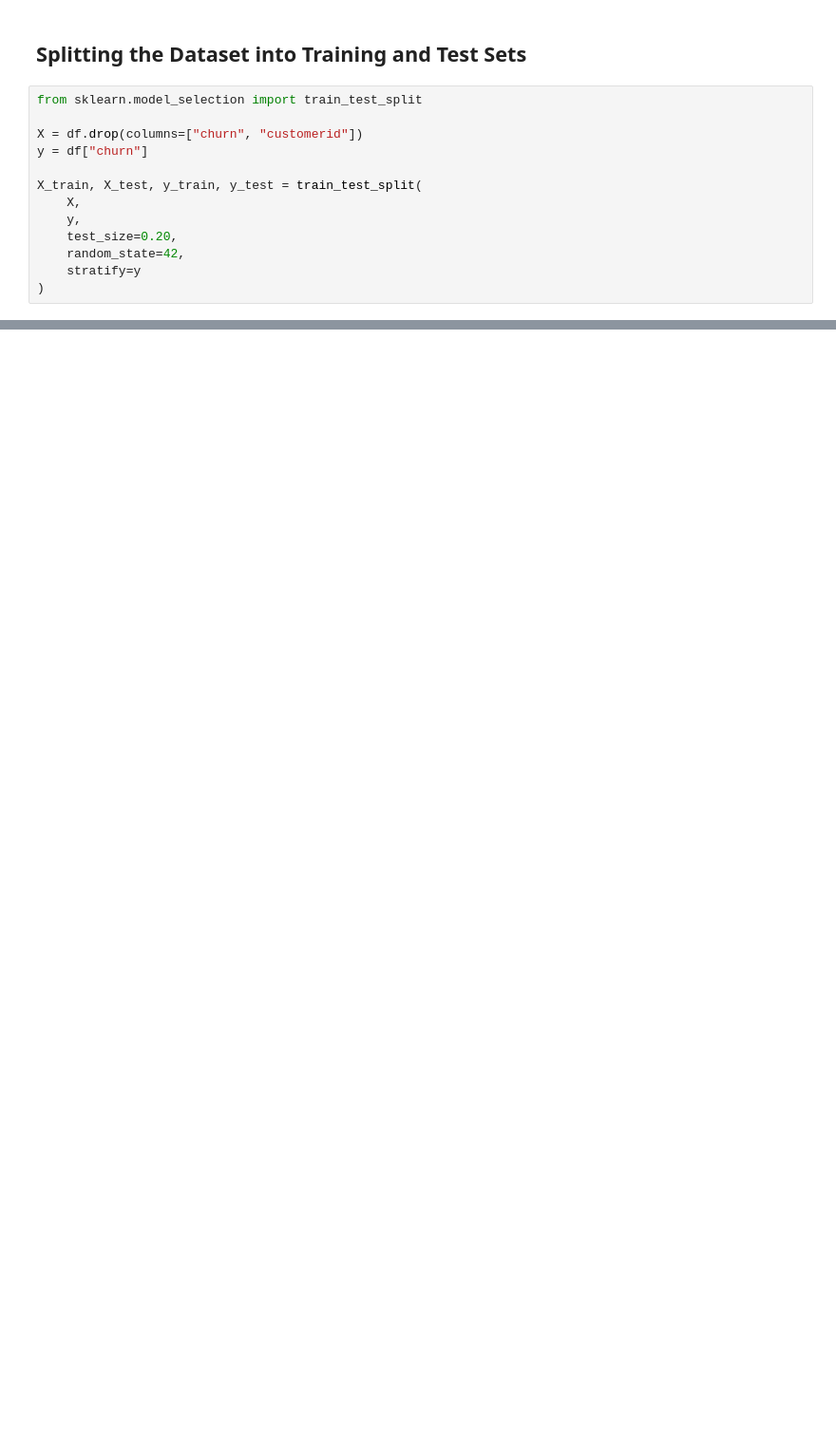
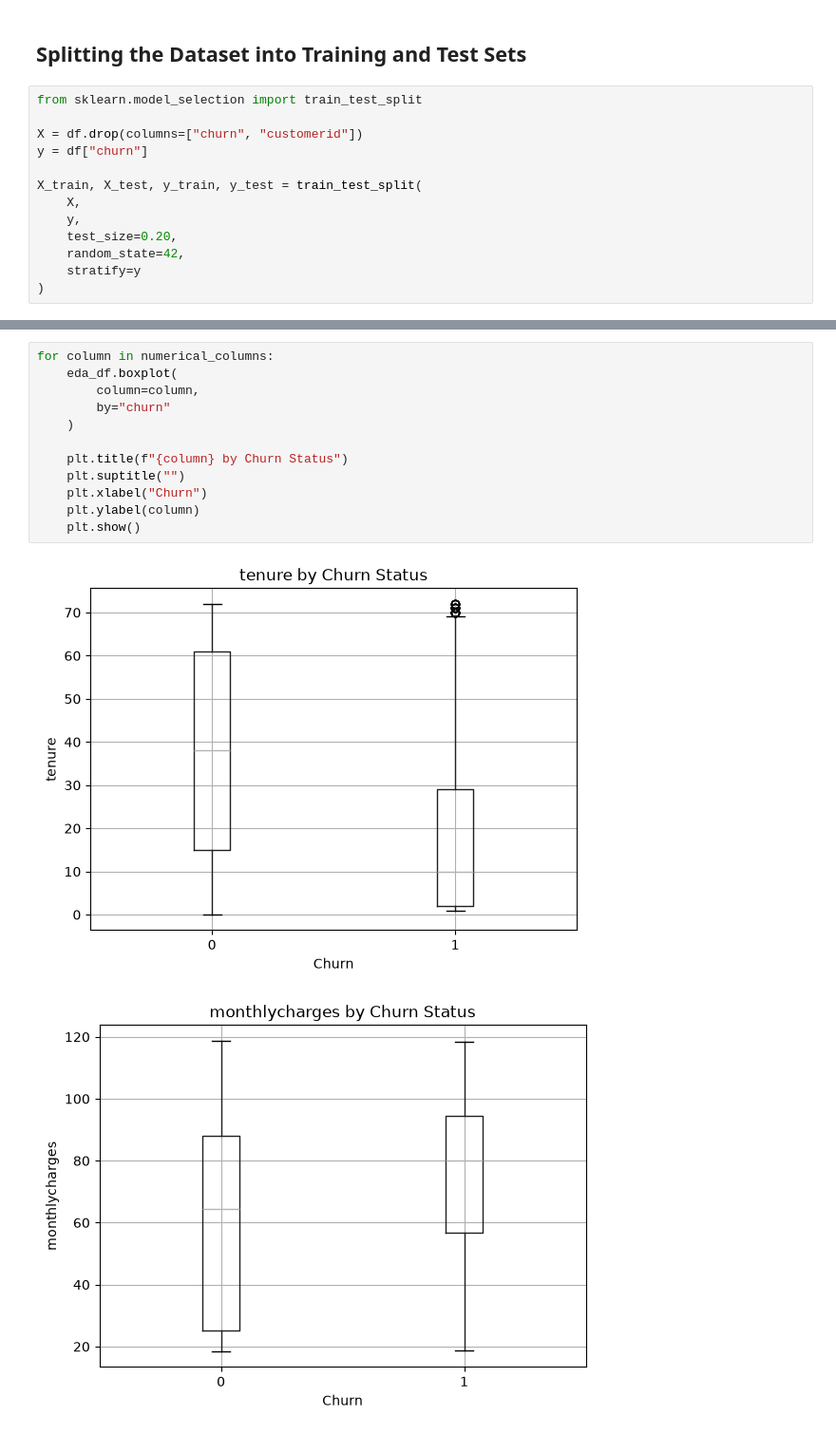
Before and after one commit to baranerkek/Churn-rate-binary-trees, a Jupyter notebook: churn_model.ipynb, the cells around one changed output, grey strips where cells are left out. Shown at 95% size. Cells and saved outputs as stored; diff of their text form; blank space fills up the shorter version.

```diff
--- a/churn_model.ipynb
+++ b/churn_model.ipynb
@@ -72,0 +226,15 @@ X_train, X_test, y_train, y_test = train_test_split(
+# %%
+for column in numerical_columns:
+    eda_df.boxplot(
+        column=column,
+        by="churn"
+    )
+
+    plt.title(f"{column} by Churn Status")
+    plt.suptitle("")
+    plt.xlabel("Churn")
+    plt.ylabel(column)
+    plt.show()
+# %% [output]
+[figure, added]
+[figure, added]
```
Also changed, not shown: parts of 32 cells of this notebook.
